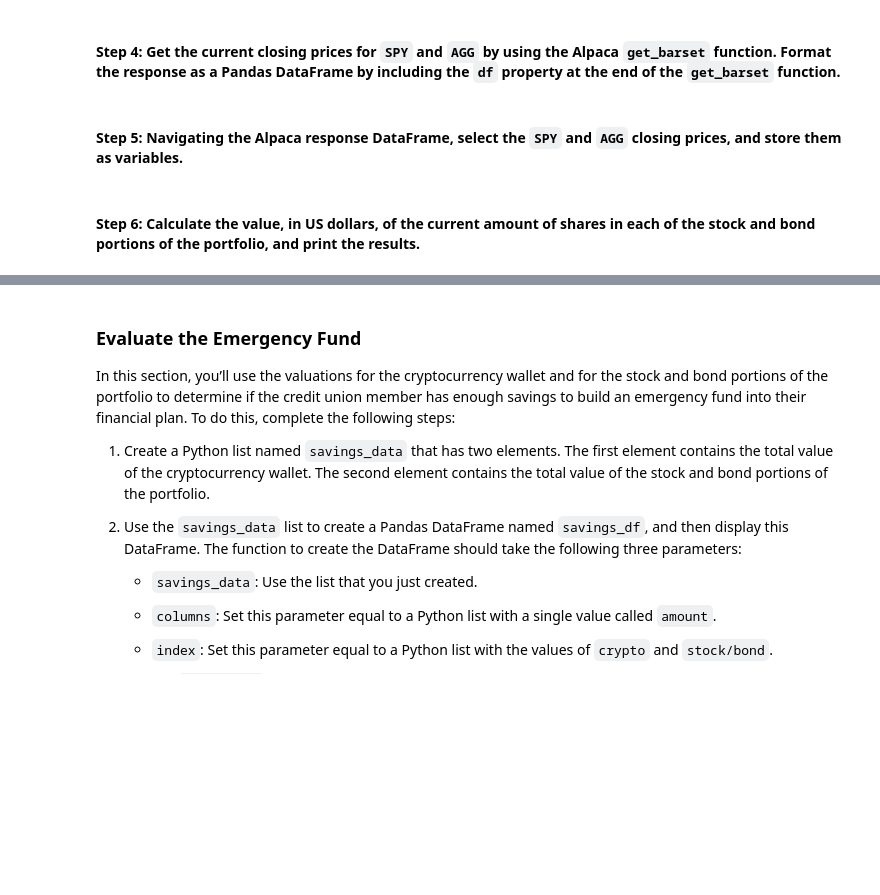
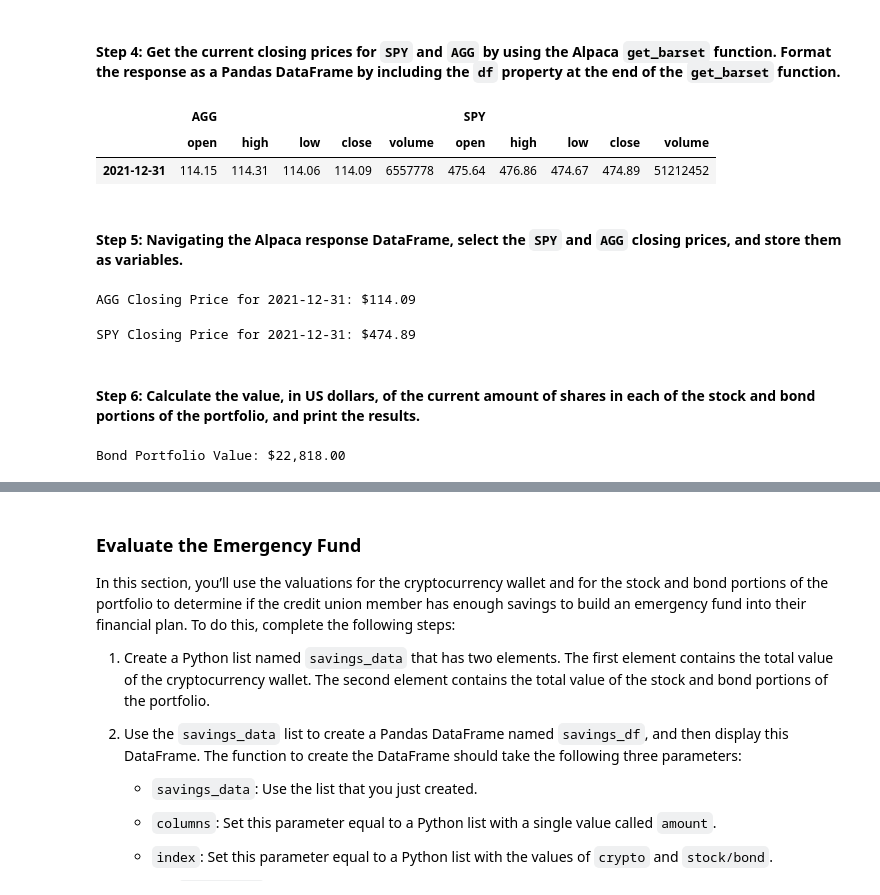
Before and after one commit to jmischung/Emergency-and-Retirement-Planning, a Jupyter notebook: financial_planning_tools.ipynb, the cells around one changed output, grey strips where cells are left out. Drawn from its saved outputs; the diff is of its cells as text; code cells hidden in the pictures; blank space fills up the shorter version.

Commit message:
evaluate stock and bond holdings

```diff
--- a/financial_planning_tools.ipynb
+++ b/financial_planning_tools.ipynb
@@ -187,11 +187,15 @@ agg_shares = 200
 #### Step 2: Set the variables for the Alpaca API and secret keys. Using the Alpaca SDK, create the Alpaca `tradeapi.REST` object. In this object, include the parameters for the Alpaca API key, the secret key, and the version number.
 # %%
 # Set the variables for the Alpaca API and secret keys
-# YOUR CODE HERE
-# YOUR CODE HERE
+alpaca_api_key = os.getenv('ALPACA_API_KEY')
+alpaca_secret_key = os.getenv('ALPACA_SECRET_KEY')
 
 # Create the Alpaca tradeapi.REST object
-# YOUR CODE HERE
+alpaca = tradeapi.REST(
+    alpaca_api_key,
+    alpaca_secret_key,
+    api_version='v2'
+)
 # %% [markdown]
 #### Step 3: Set the following parameters for the Alpaca API call:
 
@@ -202,49 +206,67 @@ agg_shares = 200
 - `start_date` and `end_date`: Use the same date for these parameters, and format them with the date of the previous weekday (or `2020-08-07`). This is because you want the one closing price for the most-recent trading day.
 # %%
 # Set the tickers for both the bond and stock portion of the portfolio
-# YOUR CODE HERE
+tickers = ['SPY', 'AGG']
 
 # Set timeframe to 1D
-# YOUR CODE HERE
+timeframe= '1D'
 
 # Format current date as ISO format
 # Set both the start and end date at the date of your prior weekday
 # This will give you the closing price of the previous trading day
 # Alternatively you can use a start and end date of 2020-08-07
-# YOUR CODE HERE
-# YOUR CODE HERE
+start_date = pd.Timestamp('2021-12-31', tz='America/New_York').isoformat()
+end_date = pd.Timestamp('2021-12-31', tz='America/New_York').isoformat()
 # %% [markdown]
 #### Step 4: Get the current closing prices for `SPY` and `AGG` by using the Alpaca `get_barset` function. Format the response as a Pandas DataFrame by including the `df` property at the end of the `get_barset` function.
 # %%
 # Use the Alpaca get_barset function to get current closing prices the portfolio
 # Be sure to set the `df` property after the function to format the response object as a DataFrame
-# YOUR CODE HERE
+prices_df = alpaca.get_barset(
+    tickers,
+    timeframe,
+    start=start_date,
+    end=end_date
+).df
+
+# Keep only the date portion of the index
+prices_df.index = prices_df.index.date
 
 # Review the first 5 rows of the Alpaca DataFrame
-# YOUR CODE HERE
+prices_df
+# %% [output]
+|  | AGG |  |  |  |  | SPY |  |  |  |  |
+|  | open | high | low | close | volume | open | high | low | close | volume |
+| 2021-12-31 | 114.15 | 114.31 | 114.06 | 114.09 | 6557778 | 475.64 | 476.86 | 474.67 | 474.89 | 51212452 |
 # %% [markdown]
 #### Step 5: Navigating the Alpaca response DataFrame, select the `SPY` and `AGG` closing prices, and store them as variables.
 # %%
 # Access the closing price for AGG from the Alpaca DataFrame
 # Converting the value to a floating point number
-agg_close_price = # YOUR CODE HERE
+agg_close_price = prices_df['AGG']['close'][0]
 
 # Print the AGG closing price
-# YOUR CODE HERE
+print(f"AGG Closing Price for 2021-12-31: ${agg_close_price:,.2f}")
+# %% [output]
+AGG Closing Price for 2021-12-31: $114.09
 # %%
 # Access the closing price for SPY from the Alpaca DataFrame
 # Converting the value to a floating point number
-spy_close_price = # YOUR CODE HERE
+spy_close_price = prices_df['SPY']['close'][0]
 
 # Print the SPY closing price
-# YOUR CODE HERE
+print(f"SPY Closing Price for 2021-12-31: ${spy_close_price:,.2f}")
+# %% [output]
+SPY Closing Price for 2021-12-31: $474.89
 # %% [markdown]
 #### Step 6: Calculate the value, in US dollars, of the current amount of shares in each of the stock and bond portions of the portfolio, and print the results.
 # %%
 # Calculate the current value of the bond portion of the portfolio
-agg_value = # YOUR CODE HERE
+agg_value = agg_close_price * agg_shares
 
 # Print the current value of the bond portfolio
-# YOUR CODE HERE
+print(f"Bond Portfolio Value: ${agg_value:,.2f}")
+# %% [output]
+Bond Portfolio Value: $22,818.00
 # %%
 # Calculate the current value of the stock portion of the portfolio
```
Also changed, not shown: parts of 3 cells of this notebook.
